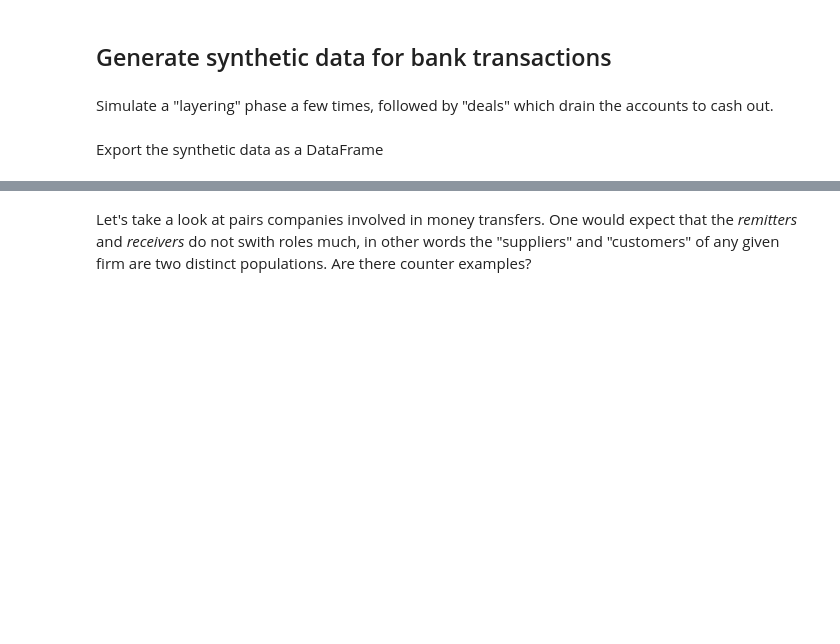
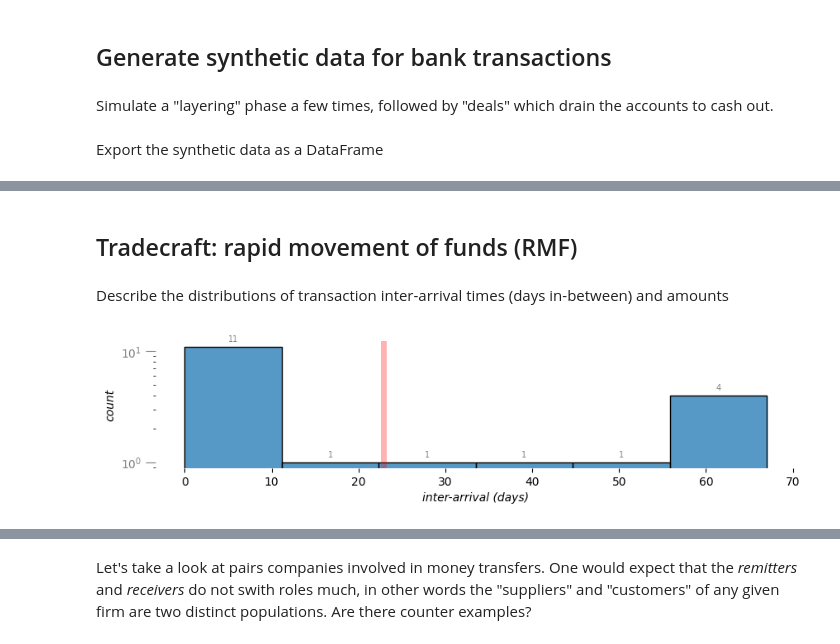
Before and after one commit to kuzudb/entity-resolved-kg-senzing-kuzu, a Jupyter notebook: aml_transact.ipynb, the cells around one changed output, grey strips where cells are left out. Drawn from its saved outputs; the diff is of its cells as text; code cells hidden in the pictures; blank space fills up the shorter version.

```diff
--- a/aml_transact.ipynb
+++ b/aml_transact.ipynb
@@ -169,0 +635,23 @@ for node_id, degree in sorted(nx.degree(graph), key = lambda x: x[1], reverse =
+# %% [markdown]
+## Tradecraft: rapid movement of funds (RMF)
+# %% [markdown]
+Describe the distributions of transaction inter-arrival times (days in-between) and amounts
+# %%
+fig, ax = plt.subplots(figsize = (10, 2))
+plt.rcParams["font.family"] = "sans-serif"
+
+y = sns.histplot(timing_data)
+y.tick_params(axis = "y", size = 9, colors = "gray")
+y.bar_label(y.containers[0], padding = 3, color = "gray", fontsize = 7)
+
+plt.xlabel("inter-arrival (days)", size = 10, fontstyle = "italic")
+plt.ylabel("count", size = 10, fontstyle = "italic")
+
+sns.despine(bottom = True, left = True)
+
+plt.axvline(x = statistics.mean(timing_data), color = "red", lw = 5, alpha = 0.3)
+plt.yscale("log")
+
+plt.legend([], [], frameon = False);
+# %% [output]
+[figure, added]
```
Also changed, not shown: parts of 62 cells of this notebook, 4 other files.
